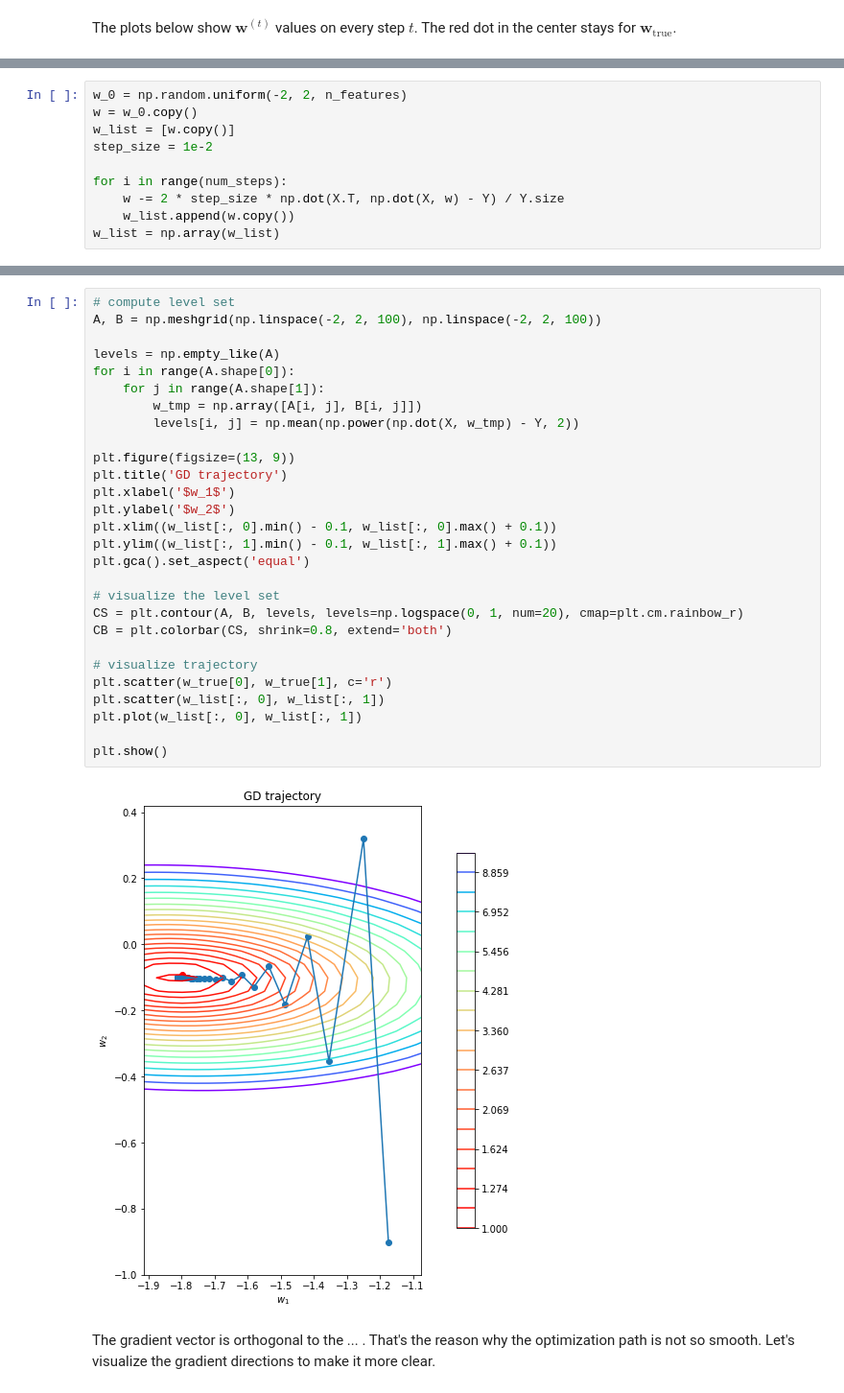
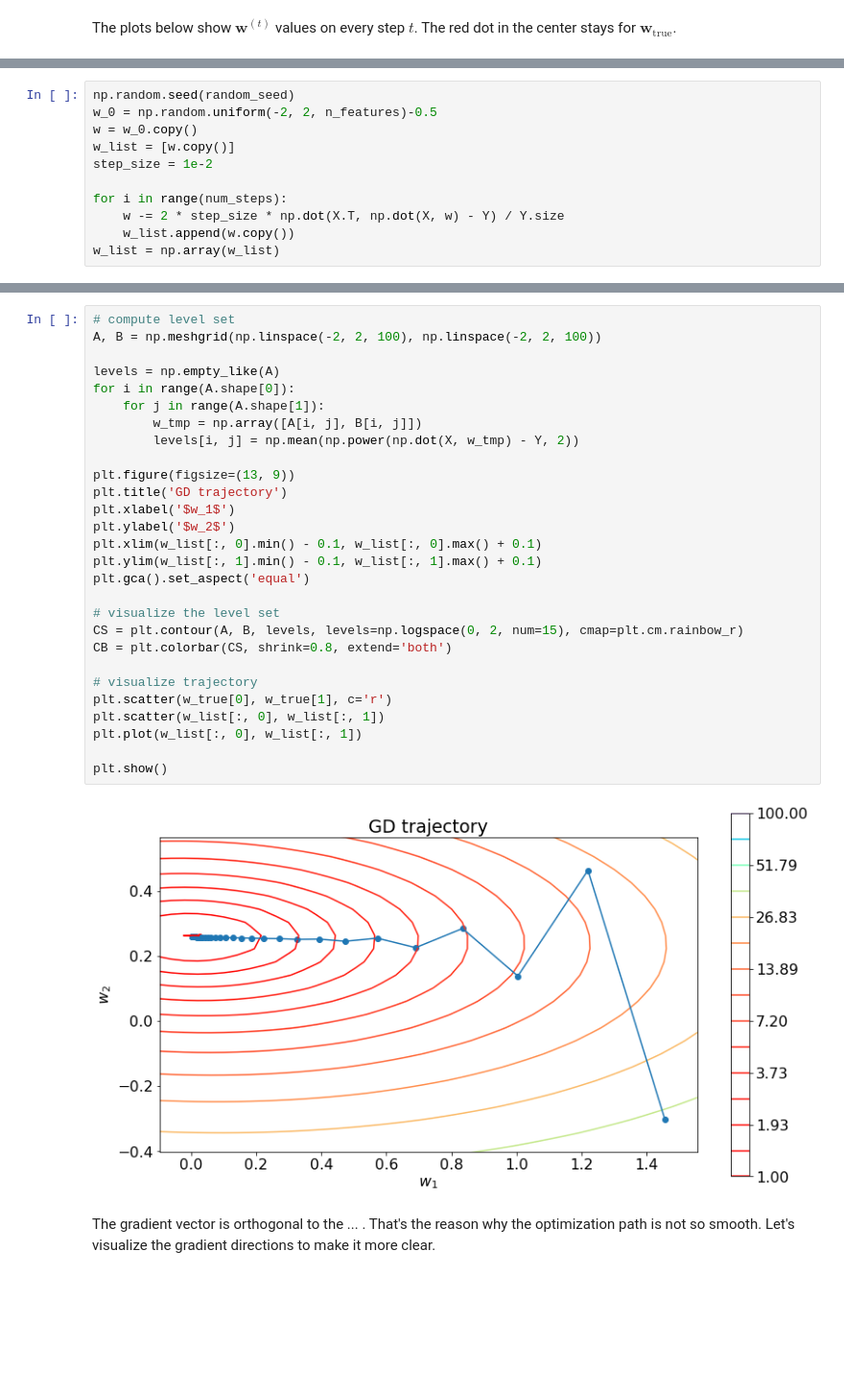
Before and after one commit to girafe-ai/ml-course, a Jupyter notebook: yet_another_week/linear_regression/week0_02_Linear_regression_and_SGD.ipynb, the cells around one changed output, grey strips where cells are left out. Shown at 96% size. Drawn from its saved outputs; the diff is of its cells as text; blank space fills up the shorter version.

```diff
--- a/yet_another_week/linear_regression/week0_02_Linear_regression_and_SGD.ipynb
+++ b/yet_another_week/linear_regression/week0_02_Linear_regression_and_SGD.ipynb
@@ -192,5 +180,6 @@ Y = X.dot(w_true) + np.random.normal(0, 1, n_objects)
 # %%
-w_0 = np.random.uniform(-2, 2, n_features)
+np.random.seed(random_seed)
+w_0 = np.random.uniform(-2, 2, n_features)-0.5
 w = w_0.copy()
 w_list = [w.copy()]
 step_size = 1e-2
@@ -214,33 +191,33 @@ w_list = np.array(w_list)
 # %%
 # compute level set
 A, B = np.meshgrid(np.linspace(-2, 2, 100), np.linspace(-2, 2, 100))
 
 levels = np.empty_like(A)
 for i in range(A.shape[0]):
     for j in range(A.shape[1]):
         w_tmp = np.array([A[i, j], B[i, j]])
         levels[i, j] = np.mean(np.power(np.dot(X, w_tmp) - Y, 2))
 
 plt.figure(figsize=(13, 9))
 plt.title('GD trajectory')
 plt.xlabel('$w_1$')
 plt.ylabel('$w_2$')
-plt.xlim((w_list[:, 0].min() - 0.1, w_list[:, 0].max() + 0.1))
-plt.ylim((w_list[:, 1].min() - 0.1, w_list[:, 1].max() + 0.1))
+plt.xlim(w_list[:, 0].min() - 0.1, w_list[:, 0].max() + 0.1)
+plt.ylim(w_list[:, 1].min() - 0.1, w_list[:, 1].max() + 0.1)
 plt.gca().set_aspect('equal')
 
 # visualize the level set
-CS = plt.contour(A, B, levels, levels=np.logspace(0, 1, num=20), cmap=plt.cm.rainbow_r)
+CS = plt.contour(A, B, levels, levels=np.logspace(0, 2, num=15), cmap=plt.cm.rainbow_r)
 CB = plt.colorbar(CS, shrink=0.8, extend='both')
 
 # visualize trajectory
 plt.scatter(w_true[0], w_true[1], c='r')
 plt.scatter(w_list[:, 0], w_list[:, 1])
 plt.plot(w_list[:, 0], w_list[:, 1])
 
 plt.show()
 # %% [output]
-[figure, old version]
+[figure, new version]
 # %% [markdown]
 The gradient vector is orthogonal to the ... . That's the reason why the optimization path is not so smooth. Let's visualize the gradient directions to make it more clear.
 # %%
```
Also changed, not shown: parts of 34 cells of this notebook.
